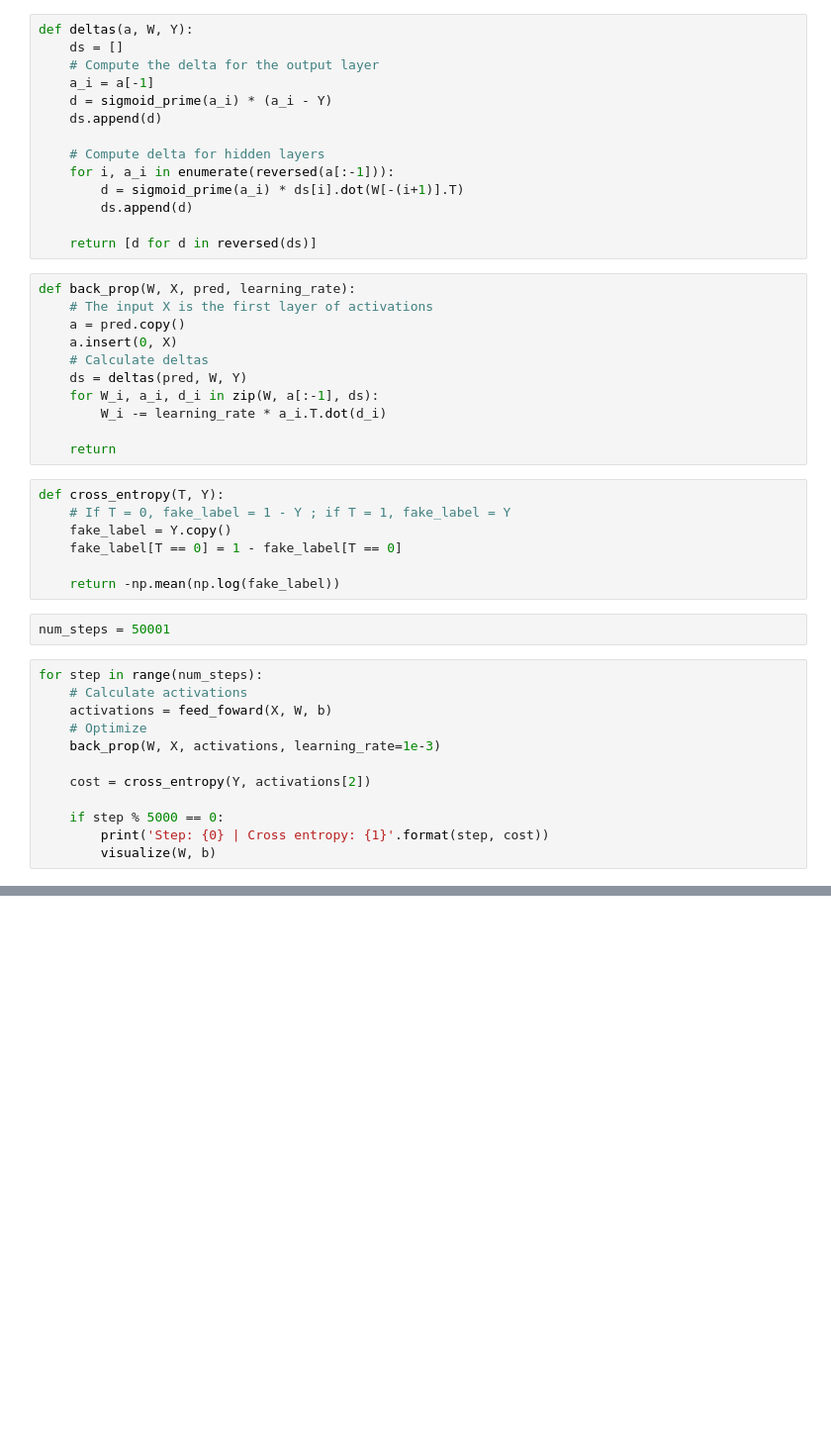
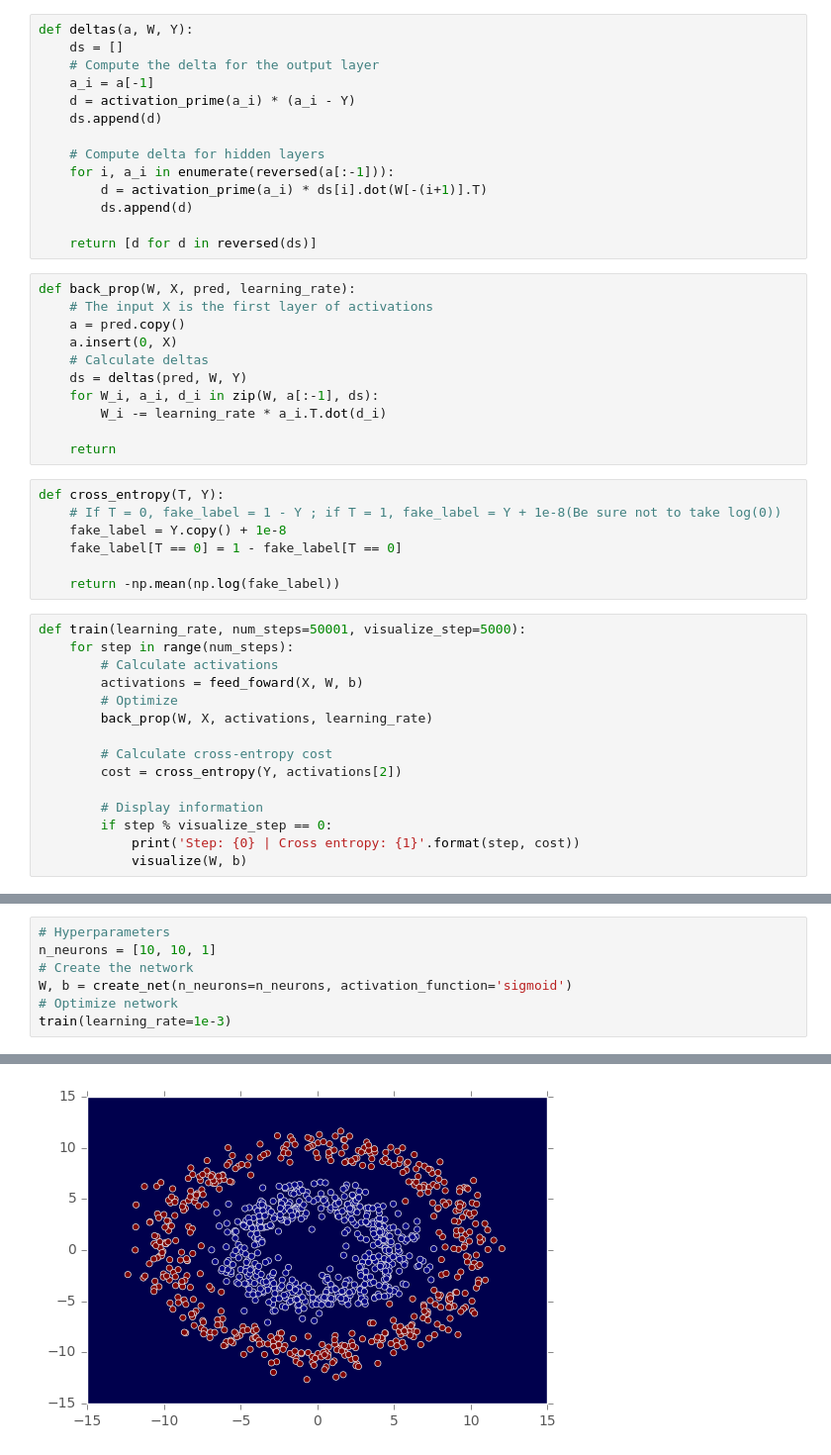
Before and after one commit to lgvaz/from_scratch, a Jupyter notebook: neural_net/donut.ipynb, the cells around one changed output, grey strips where cells are left out. Shown at 99% size. Cells and saved outputs as stored; diff of their text form; blank space fills up the shorter version.

```diff
--- a/neural_net/donut.ipynb
+++ b/neural_net/donut.ipynb
@@ -118,12 +131,12 @@ def deltas(a, W, Y):
     ds = []
     # Compute the delta for the output layer
     a_i = a[-1]
-    d = sigmoid_prime(a_i) * (a_i - Y)
+    d = activation_prime(a_i) * (a_i - Y)
     ds.append(d)
 
     # Compute delta for hidden layers
     for i, a_i in enumerate(reversed(a[:-1])):
-        d = sigmoid_prime(a_i) * ds[i].dot(W[-(i+1)].T)
+        d = activation_prime(a_i) * ds[i].dot(W[-(i+1)].T)
         ds.append(d)
 
     return [d for d in reversed(ds)]
@@ -140,22 +153,23 @@ def back_prop(W, X, pred, learning_rate):
     return
 # %%
 def cross_entropy(T, Y):
-    # If T = 0, fake_label = 1 - Y ; if T = 1, fake_label = Y
-    fake_label = Y.copy()
+    # If T = 0, fake_label = 1 - Y ; if T = 1, fake_label = Y + 1e-8(Be sure not to take log(0))
+    fake_label = Y.copy() + 1e-8
     fake_label[T == 0] = 1 - fake_label[T == 0]
 
     return -np.mean(np.log(fake_label))
-# %%
-num_steps = 50001
 # %%
-for step in range(num_steps):
-    # Calculate activations
-    activations = feed_foward(X, W, b)
-    # Optimize
-    back_prop(W, X, activations, learning_rate=1e-3)
+def train(learning_rate, num_steps=50001, visualize_step=5000):
+    for step in range(num_steps):
+        # Calculate activations
+        activations = feed_foward(X, W, b)
+        # Optimize
+        back_prop(W, X, activations, learning_rate)
 
-    cost = cross_entropy(Y, activations[2])
+        # Calculate cross-entropy cost
+        cost = cross_entropy(Y, activations[2])
 
-    if step % 5000 == 0:
-        print('Step: {0} | Cross entropy: {1}'.format(step, cost))
-        visualize(W, b)
+        # Display information
+        if step % visualize_step == 0:
+            print('Step: {0} | Cross entropy: {1}'.format(step, cost))
+            visualize(W, b)
@@ -175,0 +178,8 @@ Step: 25000 | Cross entropy: 0.17087665271387217
+# %%
+# Hyperparameters
+n_neurons = [10, 10, 1]
+# Create the network
+W, b = create_net(n_neurons=n_neurons, activation_function='sigmoid')
+# Optimize network
+train(learning_rate=1e-3)
+# %% [output]
@@ -175,0 +187 @@ Step: 25000 | Cross entropy: 0.17087665271387217
+[figure, added]
```
Also changed, not shown: parts of 13 cells of this notebook.
